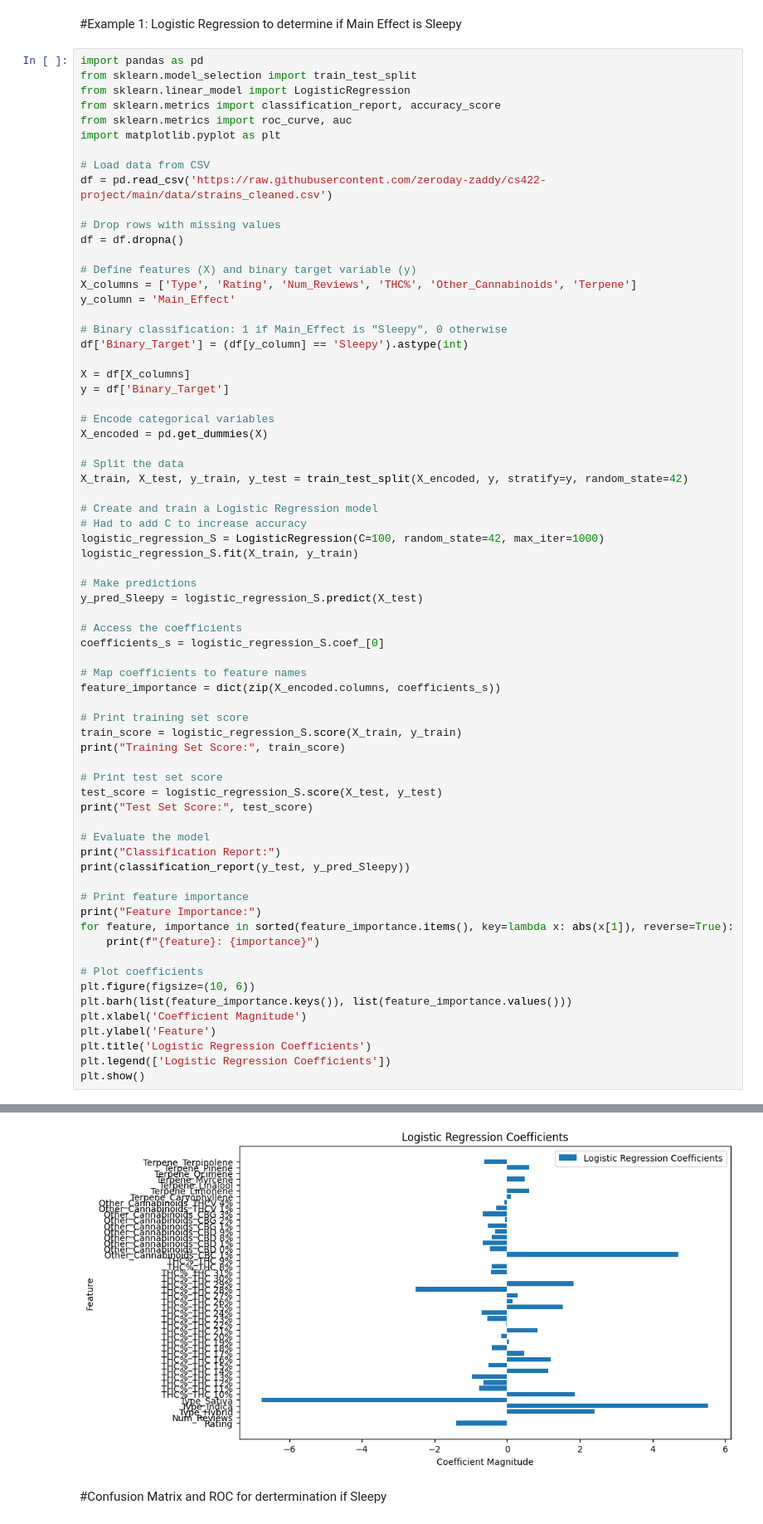
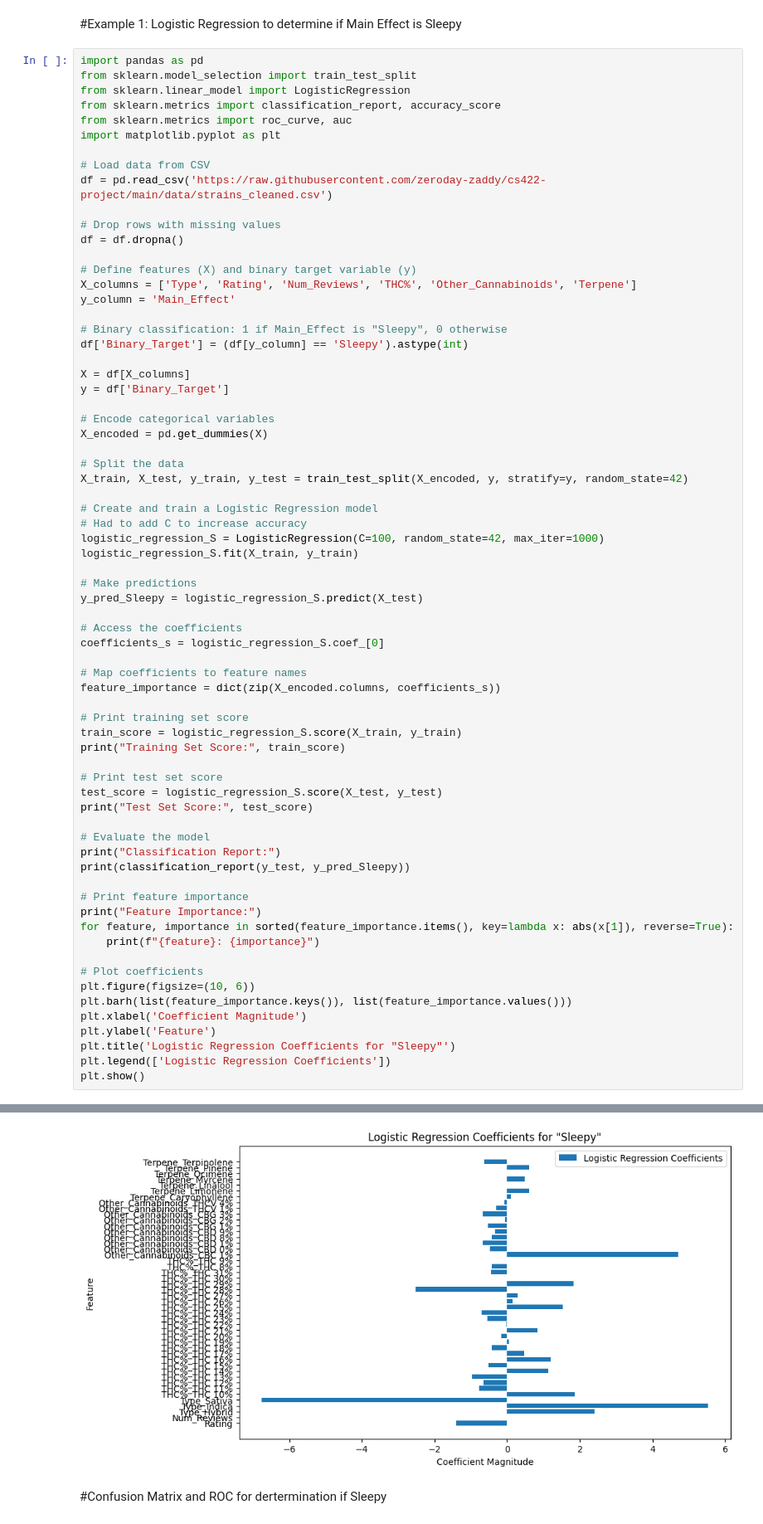
Before and after one commit to zeroday-zaddy/cs422-project, a Jupyter notebook: project.ipynb, the cells around one changed output, grey strips where cells are left out. Shown at 83% size. Saved outputs shown, nothing was run; the diff lists cells and outputs as text.

```diff
--- a/project.ipynb
+++ b/project.ipynb
@@ -353,35 +353,35 @@ print(classification_report(y_test, y_pred_Sleepy))
 # Print feature importance
 print("Feature Importance:")
 for feature, importance in sorted(feature_importance.items(), key=lambda x: abs(x[1]), reverse=True):
     print(f"{feature}: {importance}")
 
 # Plot coefficients
 plt.figure(figsize=(10, 6))
 plt.barh(list(feature_importance.keys()), list(feature_importance.values()))
 plt.xlabel('Coefficient Magnitude')
 plt.ylabel('Feature')
-plt.title('Logistic Regression Coefficients')
+plt.title('Logistic Regression Coefficients for "Sleepy"')
 plt.legend(['Logistic Regression Coefficients'])
 plt.show()
 # %% [output]
 Training Set Score: 0.8744186046511628
 Test Set Score: 0.8611111111111112
 Classification Report:
               precision    recall  f1-score   support
 
            0       0.93      0.89      0.91       114
            1       0.65      0.73      0.69        30
 
     accuracy                           0.86       144
    macro avg       0.79      0.81      0.80       144
 weighted avg       0.87      0.86      0.86       144
 
 ... (43 lines left out)
 THC%_THC 30%: 0.0
 THC%_THC 9%: 0.0
 Terpene_Linalool: 0.0
 Terpene_Ocimene: 0.0
-[figure, old version]
+[figure, new version]
 # %% [markdown]
 #Confusion Matrix and ROC for dertermination if Sleepy
 # %%
```
Also changed, not shown: parts of 3 cells of this notebook.
